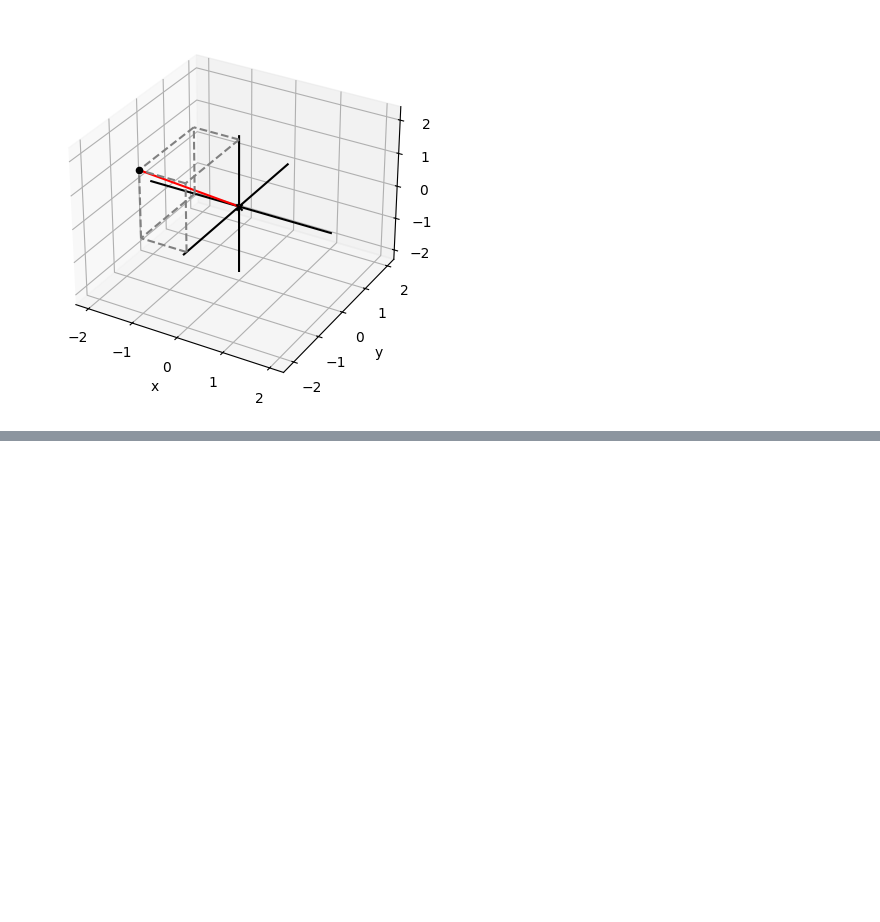
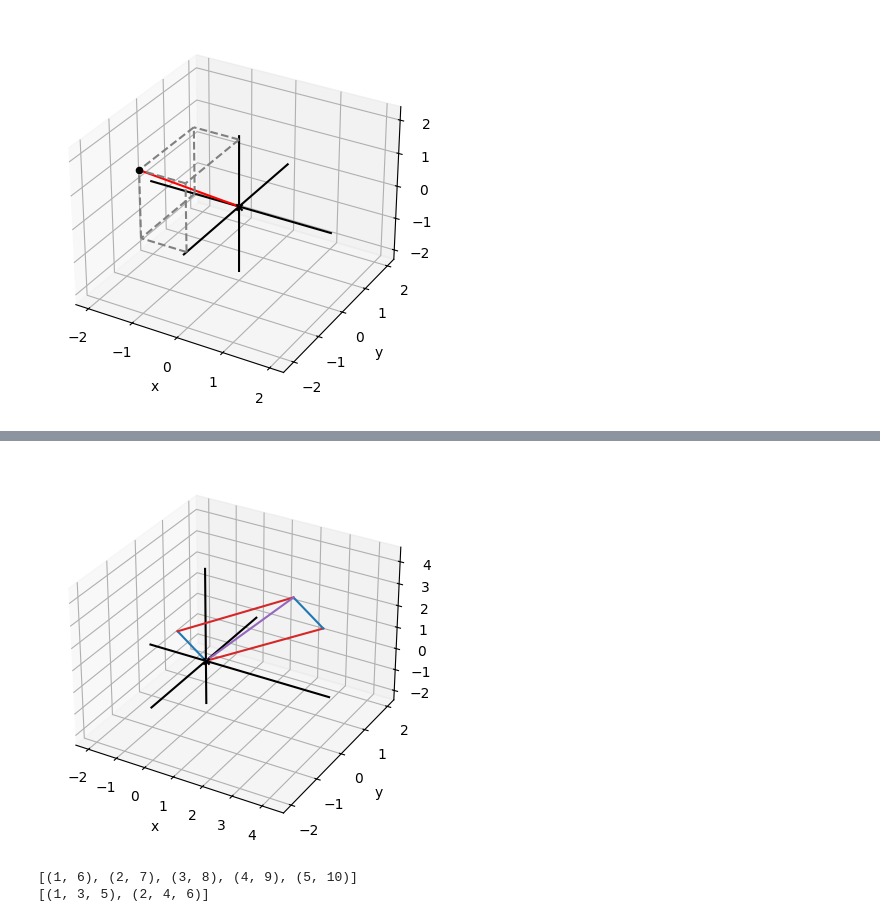
Before and after one commit to vinayakkarigar/hands-on-ML, a Jupyter notebook: fundamentals/1.1-vectors-and-graphics.ipynb, the cells around one changed output, grey strips where cells are left out. Drawn from its saved outputs; the diff is of its cells as text; code cells hidden in the pictures; blank space fills up the shorter version.

```diff
--- a/fundamentals/1.1-vectors-and-graphics.ipynb
+++ b/fundamentals/1.1-vectors-and-graphics.ipynb
@@ -223,0 +249,19 @@ draw3d(
+# %%
+draw3d(
+   Segment3D((0,0,0), (4,0,3),color=red),
+   Segment3D((0,0,0),(-1,0,1),color=blue),
+   Segment3D((3,0,4),(4,0,3),color=blue),
+   Segment3D((-1,0,1),(3,0,4),color=red),
+   Segment3D((0,0,0),(3,0,4),color=purple)
+)
+# %% [output]
+[figure, added]
+# %%
+# Suppose we set vectors1=[(1,2,3,4,5),(6,7,8,9,10)] and vectors2=[(1,2),(3,4),(5,6)]. Without evaluating in Python, what are the lengths of zip(*vectors1) and zip(*vectors2) ?
+vectors1=[(1,2,3,4,5),(6,7,8,9,10)]
+vectors2=[(1,2),(3,4),(5,6)]
+print(list(zip(*vectors1)))
+print(list(zip(*vectors2)))
+# %% [output]
+[(1, 6), (2, 7), (3, 8), (4, 9), (5, 10)]
+[(1, 3, 5), (2, 4, 6)]
```
Also changed, not shown: parts of 9 cells of this notebook.
